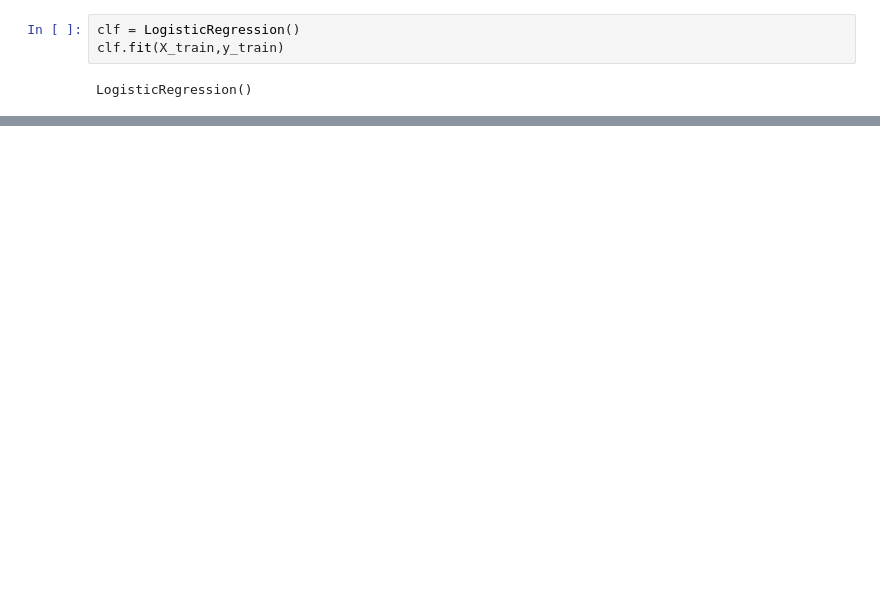
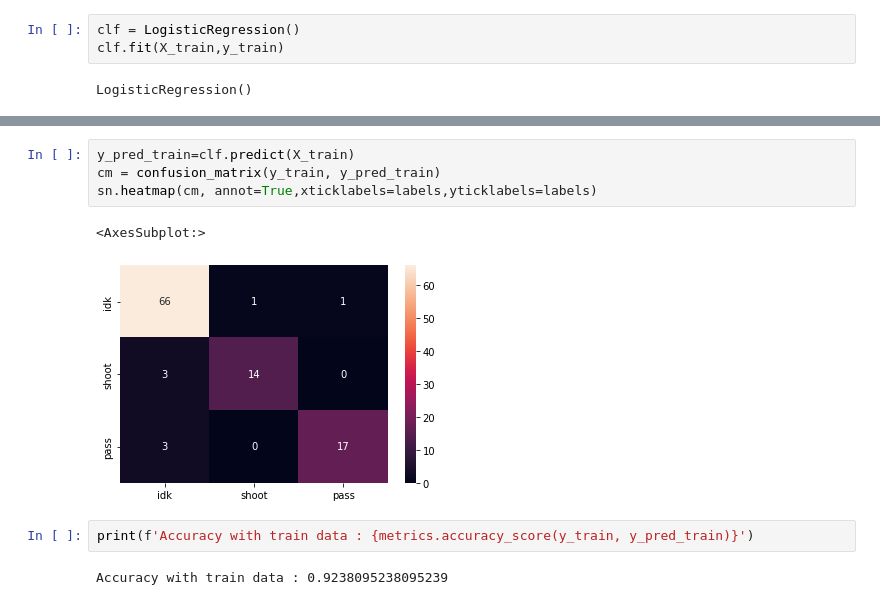
Before and after one commit to CamposCarvalhoC/Unihockey-Qself, a Jupyter notebook: unikockey.ipynb, the cells around one changed output, grey strips where cells are left out. Drawn from its saved outputs; the diff is of its cells as text; blank space fills up the shorter version.

```diff
--- a/unikockey.ipynb
+++ b/unikockey.ipynb
@@ -262,0 +324,11 @@ sn.heatmap(cm, annot=True,xticklabels=labels,yticklabels=labels)
+# %%
+y_pred_train=clf.predict(X_train)
+cm = confusion_matrix(y_train, y_pred_train)
+sn.heatmap(cm, annot=True,xticklabels=labels,yticklabels=labels)
+# %% [output]
+<AxesSubplot:>
+[figure, added]
+# %%
+print(f'Accuracy with train data : {metrics.accuracy_score(y_train, y_pred_train)}')
+# %% [output]
+Accuracy with train data : 0.9238095238095239
```
Also changed, not shown: parts of 17 cells of this notebook.
